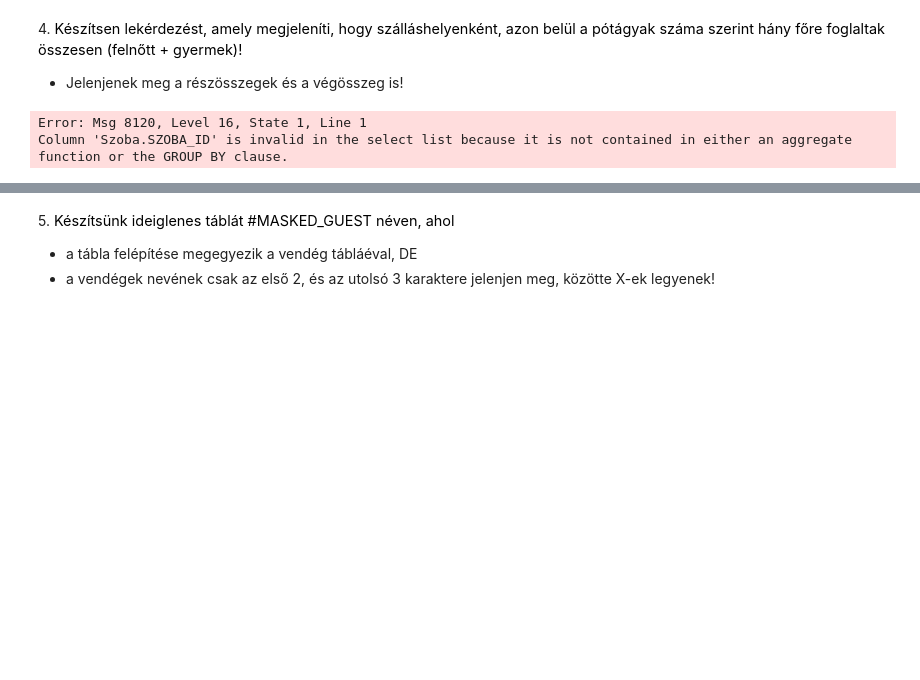
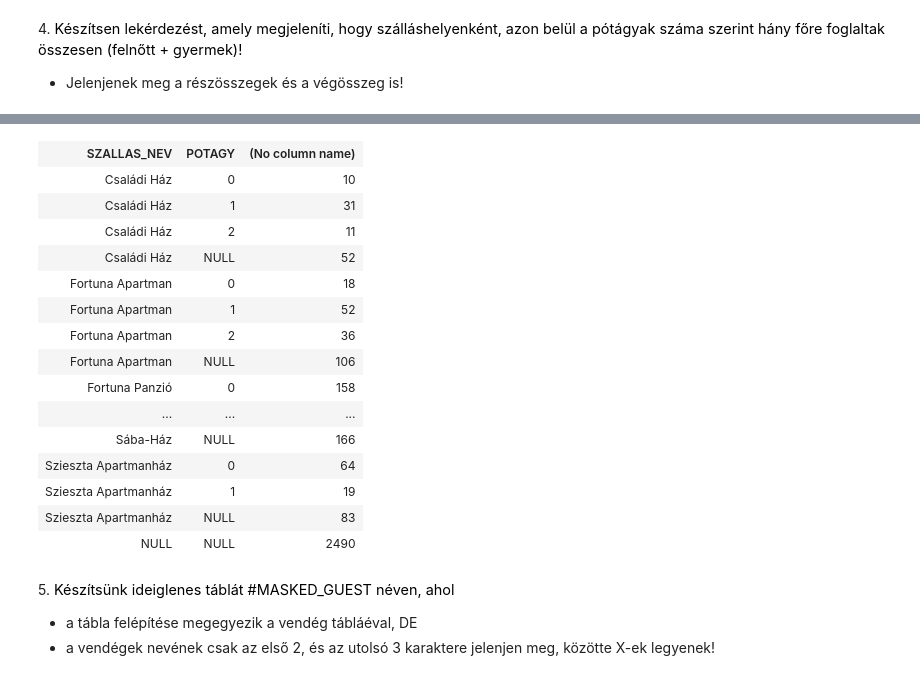
Before and after one commit to szanna04/gyakorlat2, a Jupyter notebook: zh4.ipynb, the cells around one changed output, grey strips where cells are left out. Saved outputs shown, nothing was run; the diff lists cells and outputs as text; code cells hidden in the pictures; blank space fills up the shorter version.

```diff
--- a/zh4.ipynb
+++ b/zh4.ipynb
@@ -89,10 +89,10 @@ Total execution time: 00:00:00.061
 
 - Jelenjenek meg a részösszegek és a végösszeg is!
 # %%
-SELECT *
+SELECT szh.SZALLAS_NEV,
+        sz.POTAGY,
+        sum(f.FELNOTT_SZAM + f.GYERMEK_SZAM)
 from Szoba sz join szallashely szh on szh.SZALLAS_ID = sz.SZALLAS_FK
                 join foglalas f on f.szoba_fk = sz.SZOBA_ID
 group by rollup(szh.SZALLAS_NEV, sz.POTAGY)
 # %% [output]
-Error: Msg 8120, Level 16, State 1, Line 1
-Column 'Szoba.SZOBA_ID' is invalid in the select list because it is not contained in either an aggregate function or the GROUP BY clause.
@@ -100,3 +101,19 @@ Total execution time: 00:00:00.005
+| SZALLAS_NEV | POTAGY | (No column name) |
+| Családi Ház | 0 | 10 |
+| Családi Ház | 1 | 31 |
+| Családi Ház | 2 | 11 |
+| Családi Ház | NULL | 52 |
+| Fortuna Apartman | 0 | 18 |
+| Fortuna Apartman | 1 | 52 |
+| Fortuna Apartman | 2 | 36 |
+| Fortuna Apartman | NULL | 106 |
+| Fortuna Panzió | 0 | 158 |
+| ... | ... | ... |
+| Sába-Ház | NULL | 166 |
+| Szieszta Apartmanház | 0 | 64 |
+| Szieszta Apartmanház | 1 | 19 |
+| Szieszta Apartmanház | NULL | 83 |
+| NULL | NULL | 2490 |
 # %% [markdown]
 5. <span style="background-color: rgb(255, 255, 255); color: rgb(0, 0, 0); font-family: &quot;Open Sans&quot;, sans-serif; font-size: 14.44px;">Készítsünk ideiglenes táblát #MASKED_GUEST néven, ahol&nbsp;</span>
 
```
Also changed, not shown: parts of 2 cells of this notebook.
